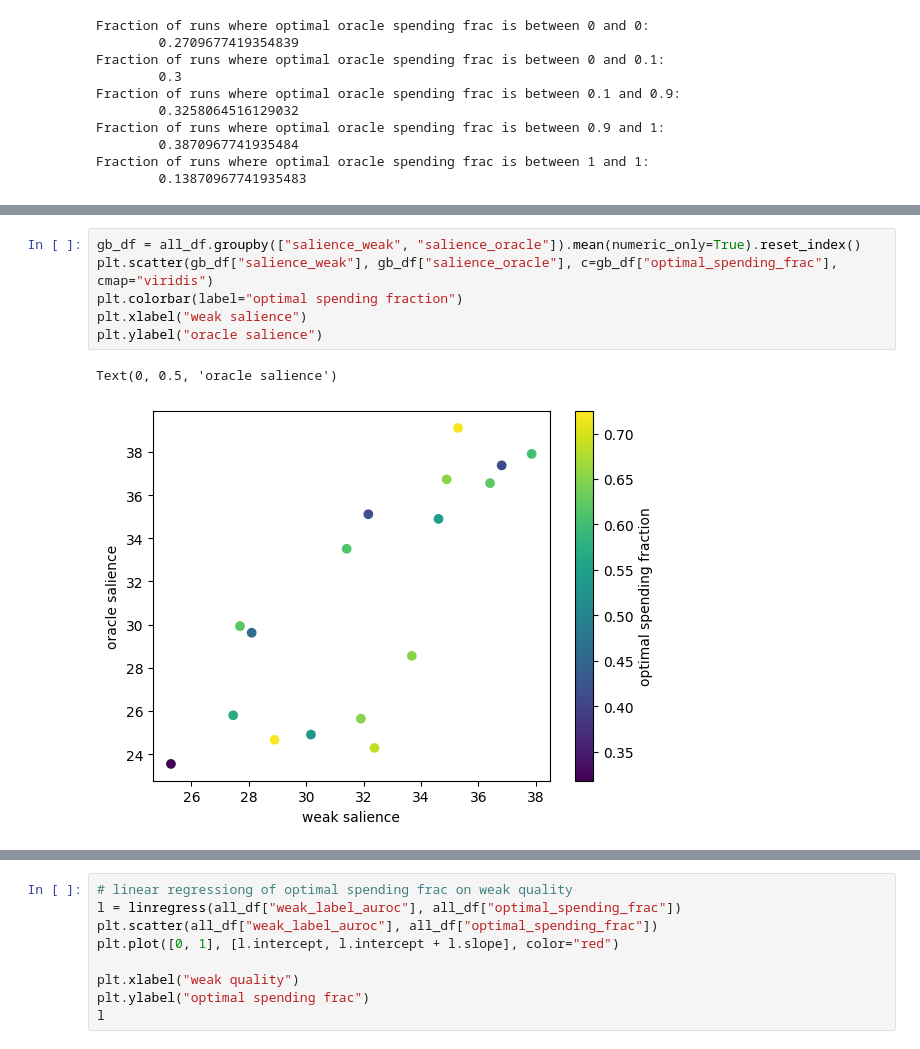
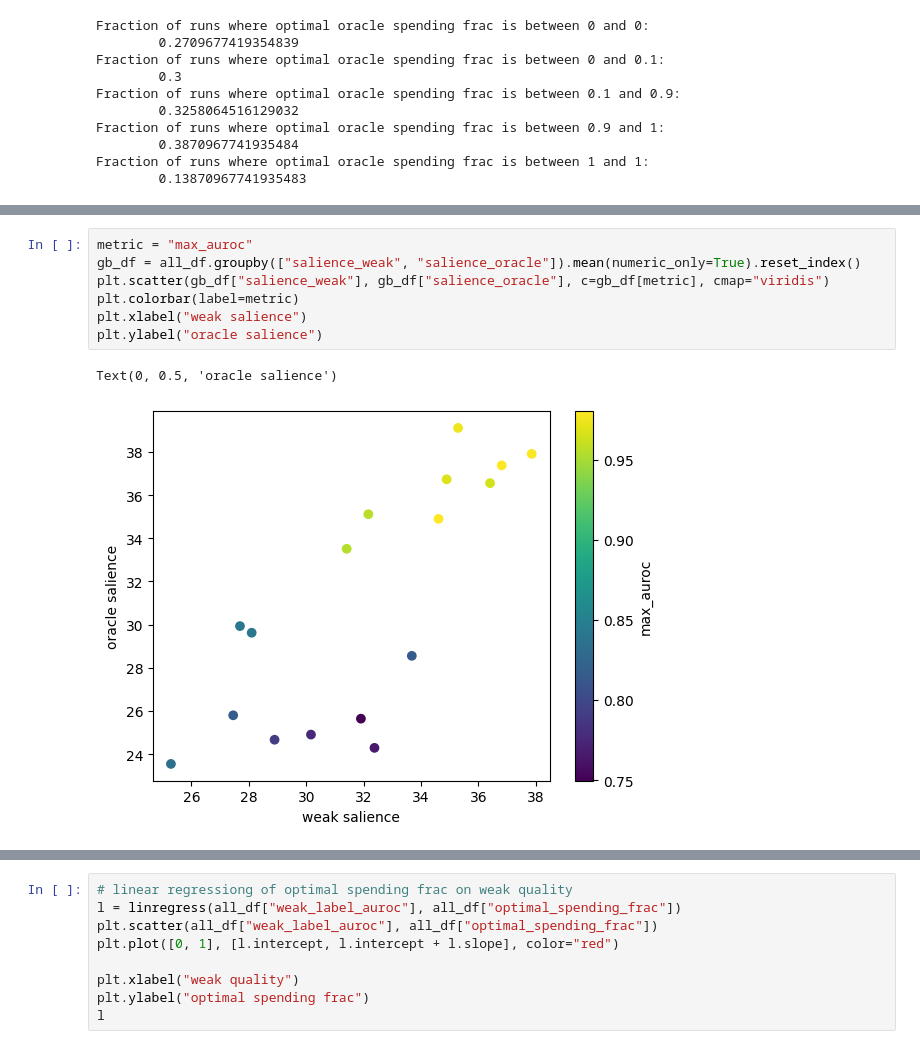
Before and after one commit to EleutherAI/scalable-elicitation, a Jupyter notebook: analysis.ipynb, the cells around one changed output, grey strips where cells are left out. Drawn from its saved outputs; the diff is of its cells as text.

```diff
--- a/analysis.ipynb
+++ b/analysis.ipynb
@@ -661,9 +890,10 @@ plt.show()
 # %%
+metric = "max_auroc"
 gb_df = all_df.groupby(["salience_weak", "salience_oracle"]).mean(numeric_only=True).reset_index()
-plt.scatter(gb_df["salience_weak"], gb_df["salience_oracle"], c=gb_df["optimal_spending_frac"], cmap="viridis")
-plt.colorbar(label="optimal spending fraction")
+plt.scatter(gb_df["salience_weak"], gb_df["salience_oracle"], c=gb_df[metric], cmap="viridis")
+plt.colorbar(label=metric)
 plt.xlabel("weak salience")
 plt.ylabel("oracle salience")
 # %% [output]
 Text(0, 0.5, 'oracle salience')
-[figure, old version]
+[figure, new version]
```
Also changed, not shown: parts of 22 cells of this notebook, 11 other files.
